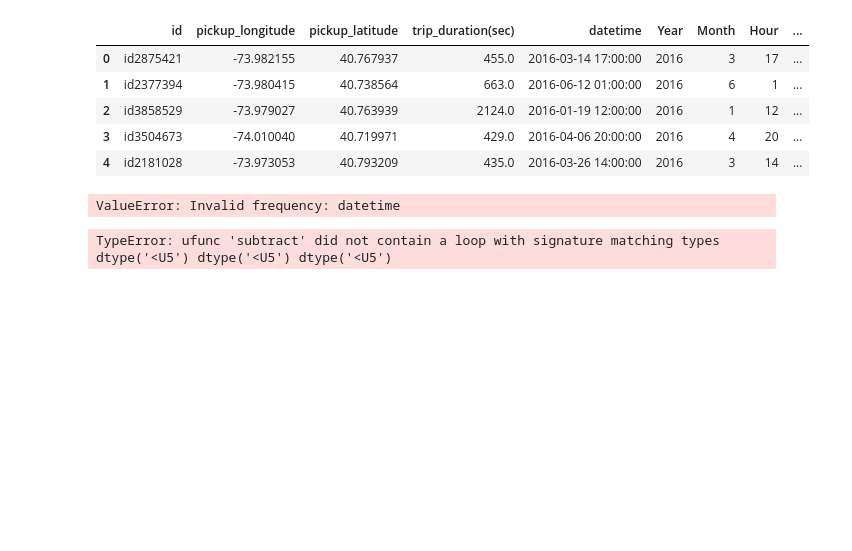
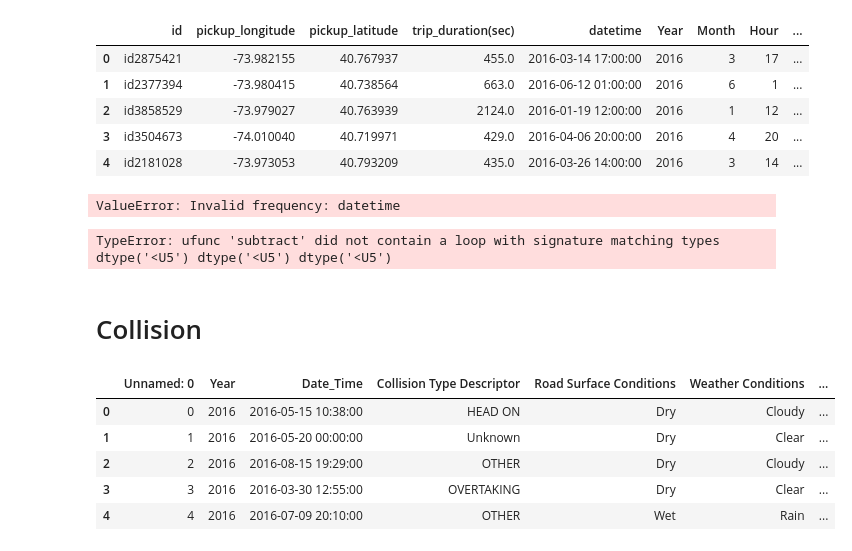
Before and after one commit to AmitChoudhary1392/Project-1_Team6, a Jupyter notebook: main.ipynb, the cells around one changed output. Saved outputs shown, nothing was run; the diff lists cells and outputs as text; code cells hidden in the pictures; blank space fills up the shorter version.

```diff
--- a/main.ipynb
+++ b/main.ipynb
@@ -280,3 +280,15 @@ taxi_dataQ2 = taxi_dataQ2.groupby("Time Category").count()
 taxi_dataQ2.head()
 # %% [output]
 TypeError: ufunc 'subtract' did not contain a loop with signature matching types dtype('<U5') dtype('<U5') dtype('<U5')
+# %% [markdown]
+# Collision
+# %%
+collision= pd.read_csv('clean_collision_final.csv')
+collision.head()
+# %% [output]
+|  | Unnamed: 0 | Year | Date_Time | Collision Type Descriptor | Road Surface Conditions | Weather Conditions | ... |
+| 0 | 0 | 2016 | 2016-05-15 10:38:00 | HEAD ON | Dry | Cloudy | ... |
+| 1 | 1 | 2016 | 2016-05-20 00:00:00 | Unknown | Dry | Clear | ... |
+| 2 | 2 | 2016 | 2016-08-15 19:29:00 | OTHER | Dry | Cloudy | ... |
+| 3 | 3 | 2016 | 2016-03-30 12:55:00 | OVERTAKING | Dry | Clear | ... |
+| 4 | 4 | 2016 | 2016-07-09 20:10:00 | OTHER | Wet | Rain | ... |
```
Also changed, not shown: parts of 3 cells of this notebook.
